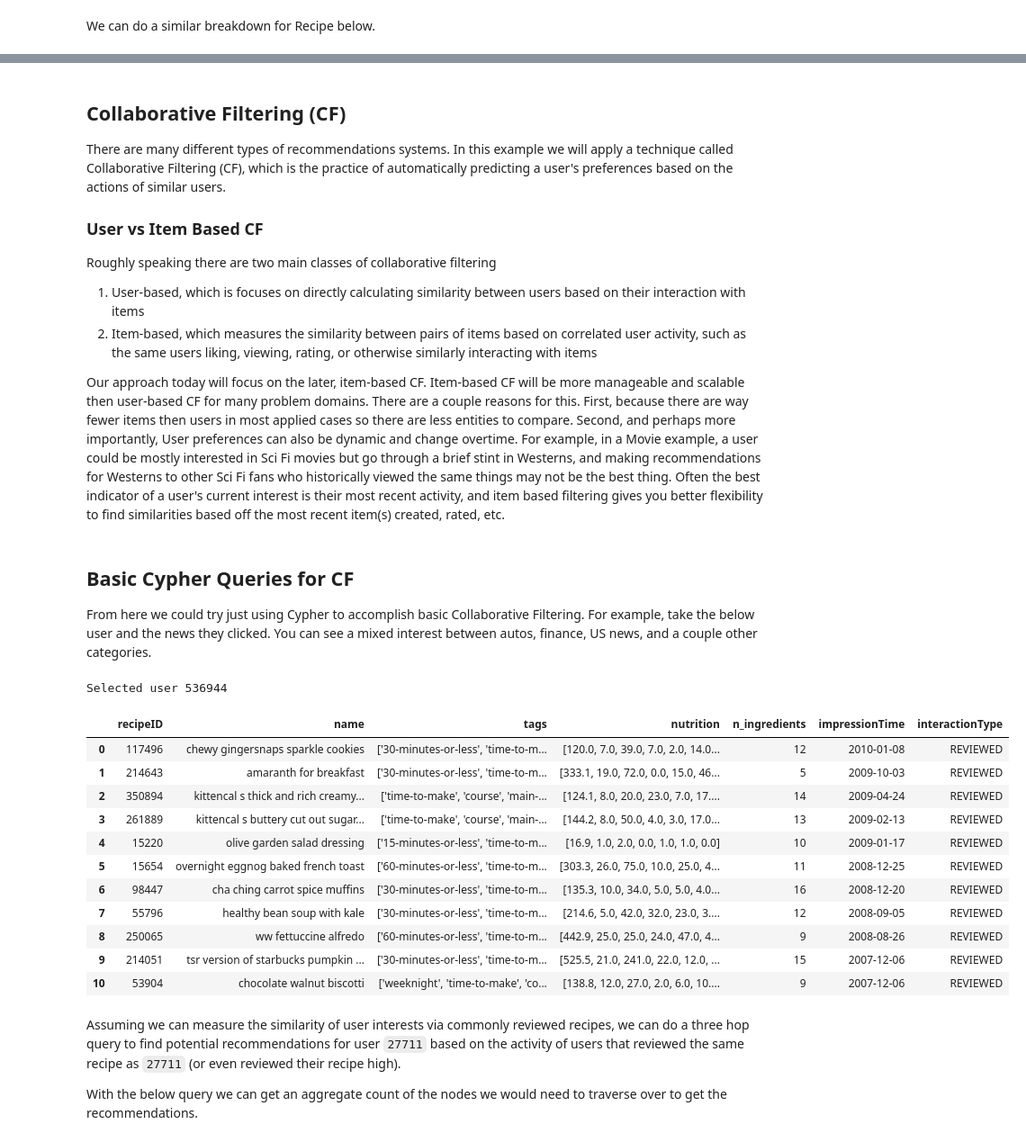
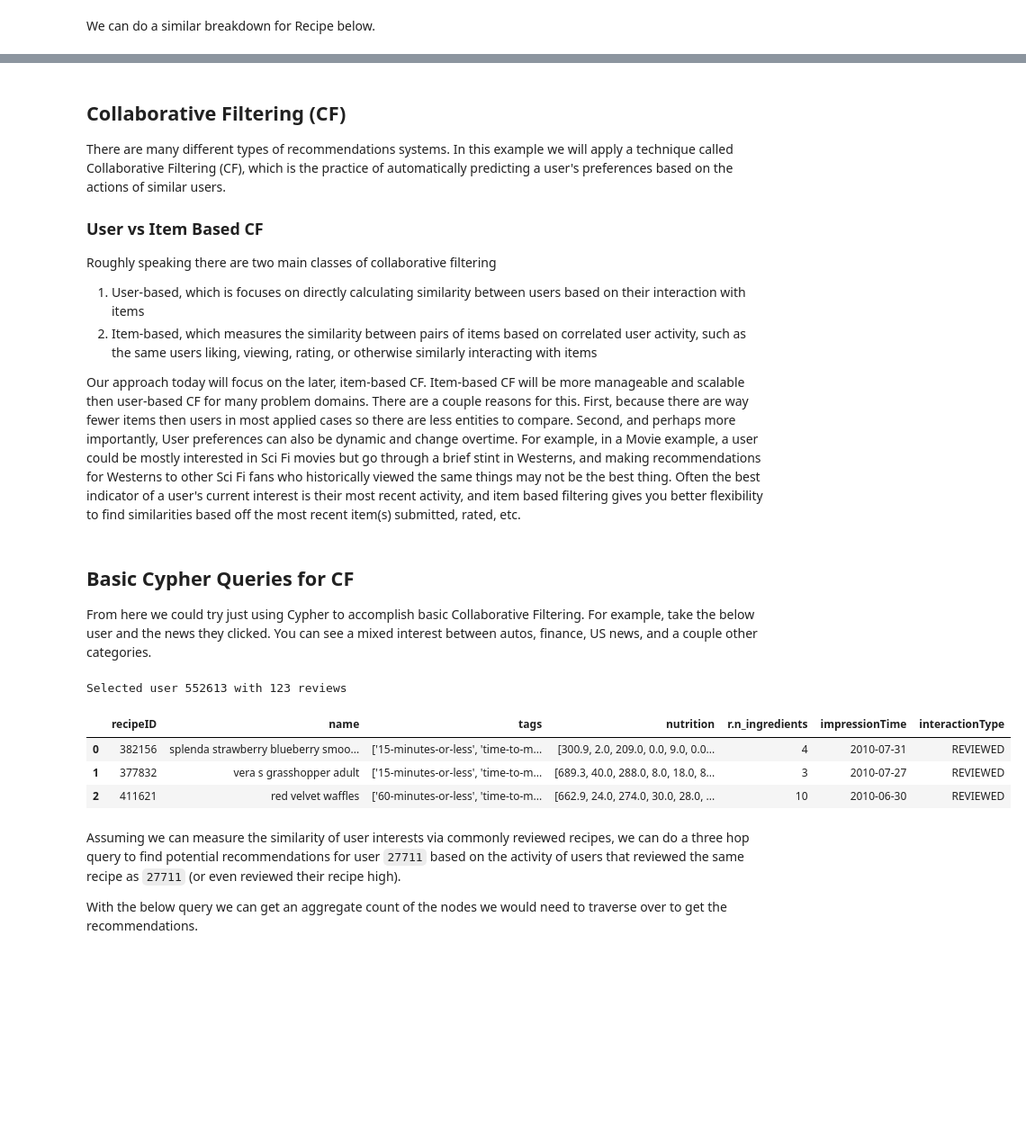
Before and after one commit to luigi-ga/GRec, a Jupyter notebook: graph_recommendation.ipynb, the cells around one changed output, grey strips where cells are left out. Shown at 90% size. Saved outputs shown, nothing was run; the diff lists cells and outputs as text; code cells hidden in the pictures; blank space fills up the shorter version.

Commit message:
query issue solved

```diff
--- a/graph_recommendation.ipynb
+++ b/graph_recommendation.ipynb
@@ -143,7 +143,7 @@ gds.run_cypher( '''
     YIELD relTypesCount as relationshipCounts
     UNWIND keys(relationshipCounts) AS type
     WITH type, relationshipCounts[type] AS relationshipCount
-    WHERE type IN ['REVIEWED','CREATED']
+    WHERE type IN ['REVIEWED','SUBMITTED']
     RETURN type, relationshipCount
 ''')
 # %% [output]
@@ -215,53 +217,46 @@ Roughly speaking there are two main classes of collaborative filtering
 1. User-based, which is focuses on directly calculating similarity between users based on their interaction with items
 2. Item-based, which measures the similarity between pairs of items based on correlated user activity, such as the same users liking, viewing, rating, or otherwise similarly interacting with items
 
-Our approach today will focus on the later, item-based CF. Item-based CF will be more manageable and scalable then user-based CF for many problem domains. There are a couple reasons for this. First, because there are way fewer items then users in most applied cases so there are less entities to compare. Second, and perhaps more importantly, User preferences can also be dynamic and change overtime. For example, in a Movie example, a user could be mostly interested in Sci Fi movies but go through a brief stint in Westerns, and making recommendations for Westerns to other Sci Fi fans who historically viewed the same things may not be the best thing. Often the best indicator of a user's current interest is their most recent activity, and item based filtering gives you better flexibility to find similarities based off the most recent item(s) created, rated, etc.
+Our approach today will focus on the later, item-based CF. Item-based CF will be more manageable and scalable then user-based CF for many problem domains. There are a couple reasons for this. First, because there are way fewer items then users in most applied cases so there are less entities to compare. Second, and perhaps more importantly, User preferences can also be dynamic and change overtime. For example, in a Movie example, a user could be mostly interested in Sci Fi movies but go through a brief stint in Westerns, and making recommendations for Westerns to other Sci Fi fans who historically viewed the same things may not be the best thing. Often the best indicator of a user's current interest is their most recent activity, and item based filtering gives you better flexibility to find similarities based off the most recent item(s) submitted, rated, etc.
 # %% [markdown]
 ## Basic Cypher Queries for CF
 From here we could try just using Cypher to accomplish basic Collaborative Filtering. For example, take the below user and the news they clicked. You can see a mixed interest between autos, finance, US news, and a couple other categories.
 # %%
 # Select a random user that has at least n_reviews reviews
-random_user = gds.run_cypher('''
-    MATCH (user:User)-[:REVIEWED]->(:Recipe)
-    WITH user, COUNT(*) AS reviewCount
+random_user_query = gds.run_cypher('''
+    MATCH (u:User)-[:REVIEWED]->(:Recipe)
+    WITH u, COUNT(*) AS reviewCount
     WHERE reviewCount >= $n_reviews
-    WITH user, RAND() AS randomOrder
+    WITH u, RAND() AS randomOrder, reviewCount
     ORDER BY randomOrder
-    RETURN user.id AS randomUserID
+    RETURN u.id AS randomUserID, reviewCount
     LIMIT 1
-''', params={'n_reviews': 10})['randomUserID'][0]
+''', params={'n_reviews': 100})
 
-USER_ID = f'{random_user}'
+USER_ID = str(random_user_query['randomUserID'][0])
 
-print(f"Selected user {USER_ID}")
+print(f"Selected user {USER_ID} with", random_user_query['reviewCount'][0], 'reviews')
 # %% [output]
-Selected user 536944
+Selected user 552613 with 123 reviews
 # %%
 gds.run_cypher('''
-    MATCH (u1:User {id: $userId})
-           -[r1:CREATED|REVIEWED]->(re1:Recipe)
-    RETURN re1.id AS recipeID,
-           re1.name AS name,
-           re1.tags AS tags,
-           re1.nutrition AS nutrition,
-           re1.n_ingredients As n_ingredients,
-           COALESCE(r1.submitted, r1.date) AS impressionTime,
-           type(r1) AS interactionType
+    MATCH (u:User {id: $userId})
+           -[i:SUBMITTED|REVIEWED]->(r:Recipe)
+    RETURN r.id AS recipeID,
+           r.name AS name,
+           r.tags AS tags,
+           r.nutrition AS nutrition,
+           r.n_ingredients,
+           COALESCE(i.submitted, i.date) AS impressionTime,
+           type(i) AS interactionType
     ORDER BY interactionType, impressionTime DESC
+    LIMIT 3
     ''', params={'userId': USER_ID})
 # %% [output]
-|  | recipeID | name | tags | nutrition | n_ingredients | impressionTime | interactionType |
-| 0 | 117496 | chewy gingersnaps sparkle cookies | ['30-minutes-or-less', 'time-to-m... | [120.0, 7.0, 39.0, 7.0, 2.0, 14.0... | 12 | 2010-01-08 | REVIEWED |
-| 1 | 214643 | amaranth for breakfast | ['30-minutes-or-less', 'time-to-m... | [333.1, 19.0, 72.0, 0.0, 15.0, 46... | 5 | 2009-10-03 | REVIEWED |
-| 2 | 350894 | kittencal s thick and rich creamy... | ['time-to-make', 'course', 'main-... | [124.1, 8.0, 20.0, 23.0, 7.0, 17.... | 14 | 2009-04-24 | REVIEWED |
-| 3 | 261889 | kittencal s buttery cut out sugar... | ['time-to-make', 'course', 'main-... | [144.2, 8.0, 50.0, 4.0, 3.0, 17.0... | 13 | 2009-02-13 | REVIEWED |
-| 4 | 15220 | olive garden salad dressing | ['15-minutes-or-less', 'time-to-m... | [16.9, 1.0, 2.0, 0.0, 1.0, 1.0, 0.0] | 10 | 2009-01-17 | REVIEWED |
-| 5 | 15654 | overnight eggnog baked french toast | ['60-minutes-or-less', 'time-to-m... | [303.3, 26.0, 75.0, 10.0, 25.0, 4... | 11 | 2008-12-25 | REVIEWED |
-| 6 | 98447 | cha ching carrot spice muffins | ['30-minutes-or-less', 'time-to-m... | [135.3, 10.0, 34.0, 5.0, 5.0, 4.0... | 16 | 2008-12-20 | REVIEWED |
-| 7 | 55796 | healthy bean soup with kale | ['30-minutes-or-less', 'time-to-m... | [214.6, 5.0, 42.0, 32.0, 23.0, 3.... | 12 | 2008-09-05 | REVIEWED |
-| 8 | 250065 | ww fettuccine alfredo | ['60-minutes-or-less', 'time-to-m... | [442.9, 25.0, 25.0, 24.0, 47.0, 4... | 9 | 2008-08-26 | REVIEWED |
-| 9 | 214051 | tsr version of starbucks pumpkin ... | ['30-minutes-or-less', 'time-to-m... | [525.5, 21.0, 241.0, 22.0, 12.0, ... | 15 | 2007-12-06 | REVIEWED |
-| 10 | 53904 | chocolate walnut biscotti | ['weeknight', 'time-to-make', 'co... | [138.8, 12.0, 27.0, 2.0, 6.0, 10.... | 9 | 2007-12-06 | REVIEWED |
+|  | recipeID | name | tags | nutrition | r.n_ingredients | impressionTime | interactionType |
+| 0 | 382156 | splenda strawberry blueberry smoo... | ['15-minutes-or-less', 'time-to-m... | [300.9, 2.0, 209.0, 0.0, 9.0, 0.0... | 4 | 2010-07-31 | REVIEWED |
+| 1 | 377832 | vera s grasshopper adult | ['15-minutes-or-less', 'time-to-m... | [689.3, 40.0, 288.0, 8.0, 18.0, 8... | 3 | 2010-07-27 | REVIEWED |
+| 2 | 411621 | red velvet waffles | ['60-minutes-or-less', 'time-to-m... | [662.9, 24.0, 274.0, 30.0, 28.0, ... | 10 | 2010-06-30 | REVIEWED |
 # %% [markdown]
 Assuming we can measure the similarity of user interests via commonly reviewed recipes, we can do a three hop query to find potential recommendations for user `27711` based on the activity of users that reviewed the same recipe as `27711` (or even reviewed their recipe high).
 
```
Also changed, not shown: parts of 13 cells of this notebook, 1 other file.
